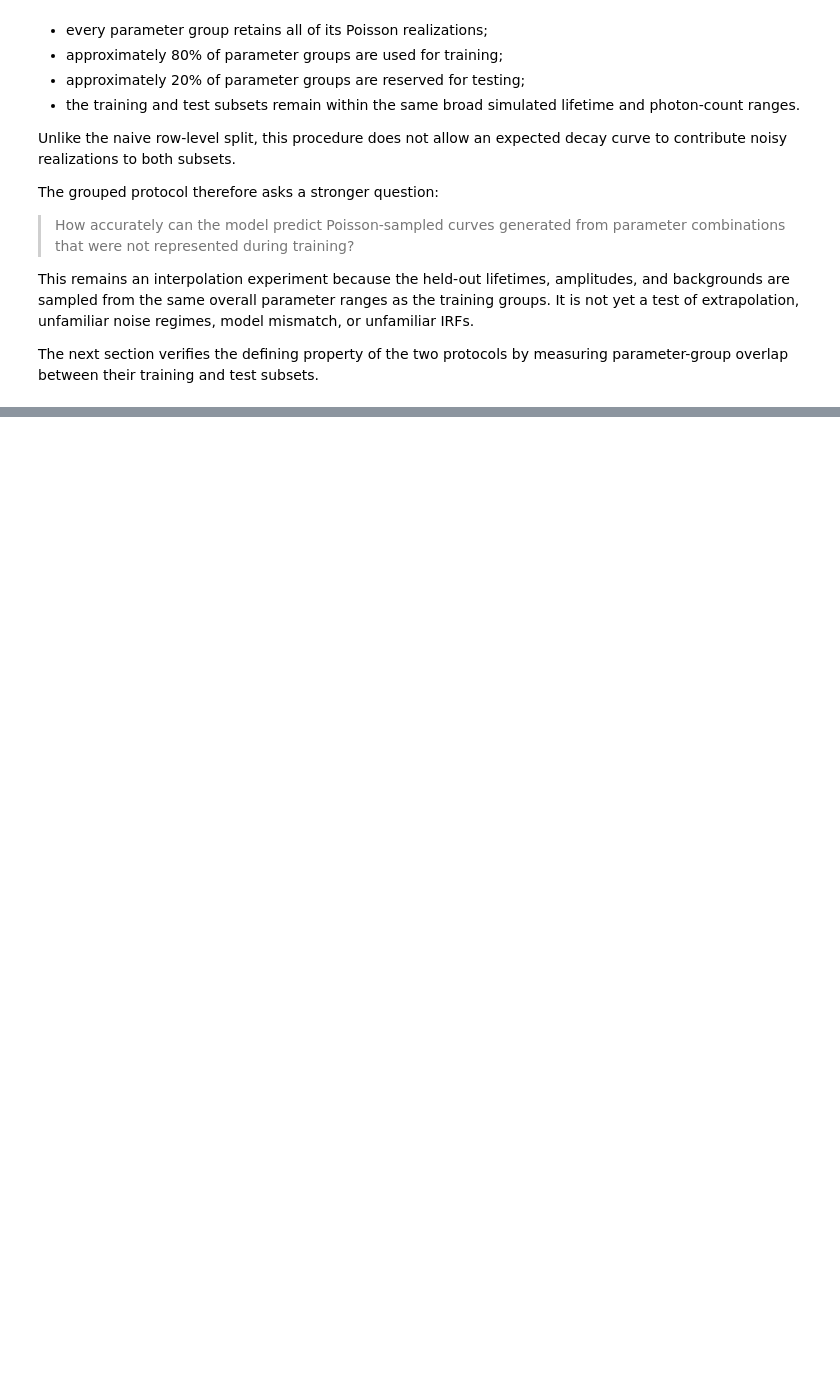
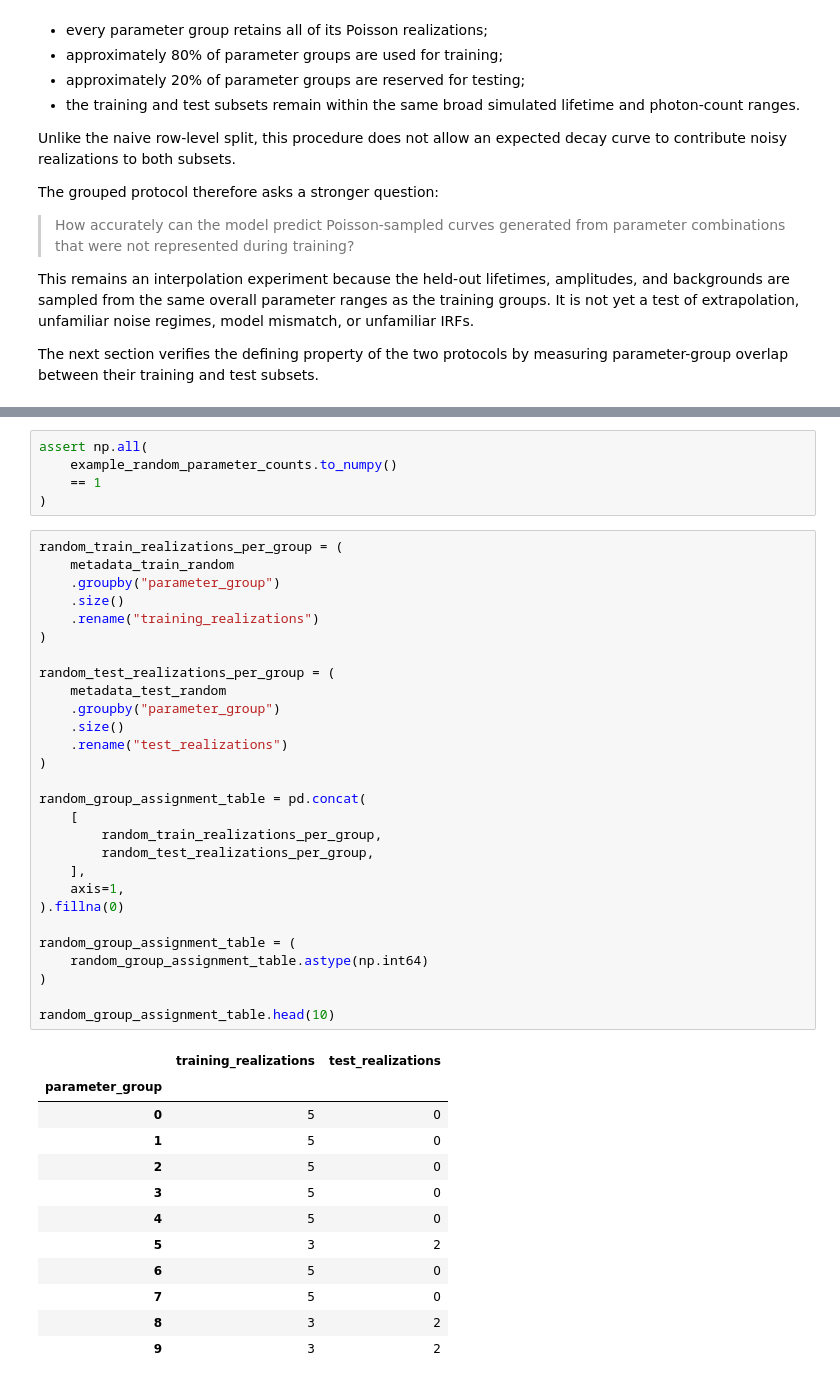
Before and after one commit to moryev/tcspc-lifetime-toolkit, a Jupyter notebook: notebooks/05_data_leakage_and_grouped_evaluation.ipynb, the cells around one changed output, grey strips where cells are left out. Cells and saved outputs as stored; diff of their text form; blank space fills up the shorter version.

```diff
--- a/notebooks/05_data_leakage_and_grouped_evaluation.ipynb
+++ b/notebooks/05_data_leakage_and_grouped_evaluation.ipynb
@@ -1472,0 +1674,46 @@ The next section verifies the defining property of the two protocols by measurin
+# %%
+assert np.all(
+    example_random_parameter_counts.to_numpy()
+    == 1
+)
+# %%
+random_train_realizations_per_group = (
+    metadata_train_random
+    .groupby("parameter_group")
+    .size()
+    .rename("training_realizations")
+)
+
+random_test_realizations_per_group = (
+    metadata_test_random
+    .groupby("parameter_group")
+    .size()
+    .rename("test_realizations")
+)
+
+random_group_assignment_table = pd.concat(
+    [
+        random_train_realizations_per_group,
+        random_test_realizations_per_group,
+    ],
+    axis=1,
+).fillna(0)
+
+random_group_assignment_table = (
+    random_group_assignment_table.astype(np.int64)
+)
+
+random_group_assignment_table.head(10)
+# %% [output]
+|  | training_realizations | test_realizations |
+| parameter_group |  |  |
+| 0 | 5 | 0 |
+| 1 | 5 | 0 |
+| 2 | 5 | 0 |
+| 3 | 5 | 0 |
+| 4 | 5 | 0 |
+| 5 | 3 | 2 |
+| 6 | 5 | 0 |
+| 7 | 5 | 0 |
+| 8 | 3 | 2 |
+| 9 | 3 | 2 |
```
Also changed, not shown: parts of 47 cells of this notebook.
